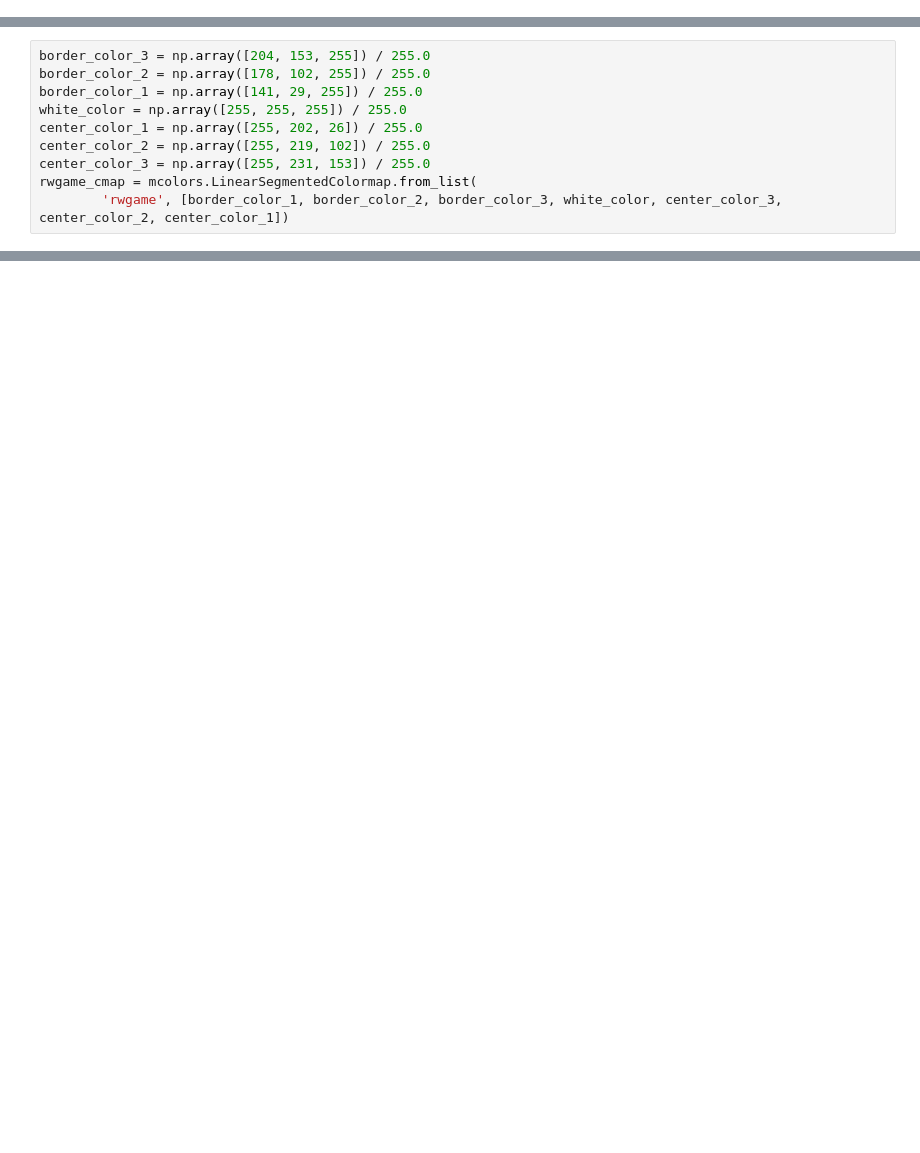
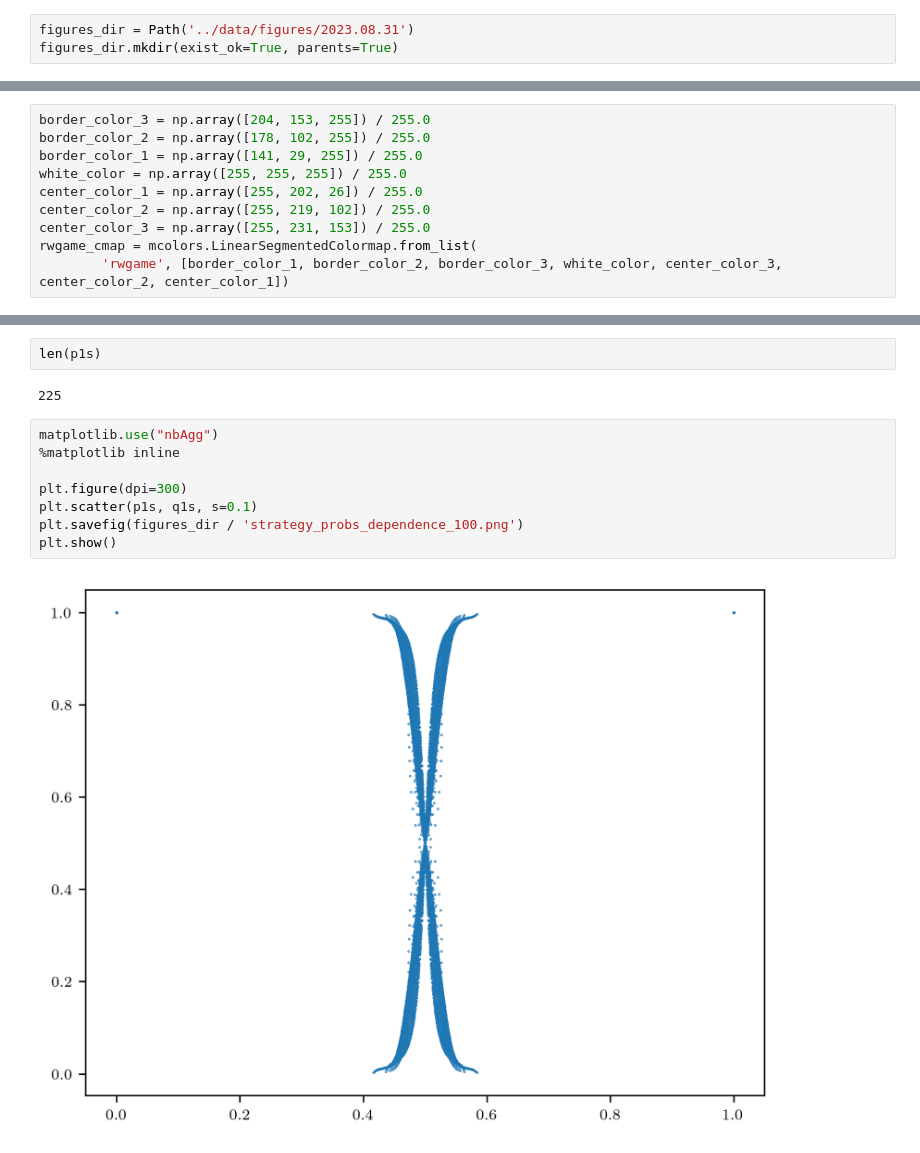
Before and after one commit to SermanVS/RWAnalyzer, a Jupyter notebook: src/PvP_optimal.ipynb, the cells around one changed output, grey strips where cells are left out. Saved outputs shown, nothing was run; the diff lists cells and outputs as text; blank space fills up the shorter version.

```diff
--- a/src/PvP_optimal.ipynb
+++ b/src/PvP_optimal.ipynb
@@ -9,2 +10,5 @@ import matplotlib.pyplot as plt
+# %%
+figures_dir = Path('../data/figures/2023.08.31')
+figures_dir.mkdir(exist_ok=True, parents=True)
 # %%
 n = 17
@@ -273,0 +408,14 @@ fig.savefig("G:\Studies\Masters\img\pvp_2_strategy.png")
+# %%
+len(p1s)
+# %% [output]
+225
+# %%
+matplotlib.use("nbAgg")
+%matplotlib inline
+
+plt.figure(dpi=300)
+plt.scatter(p1s, q1s, s=0.1)
+plt.savefig(figures_dir / 'strategy_probs_dependence_100.png')
+plt.show()
+# %% [output]
+[figure, added]
```
Also changed, not shown: parts of 20 cells of this notebook, 9 other files.
